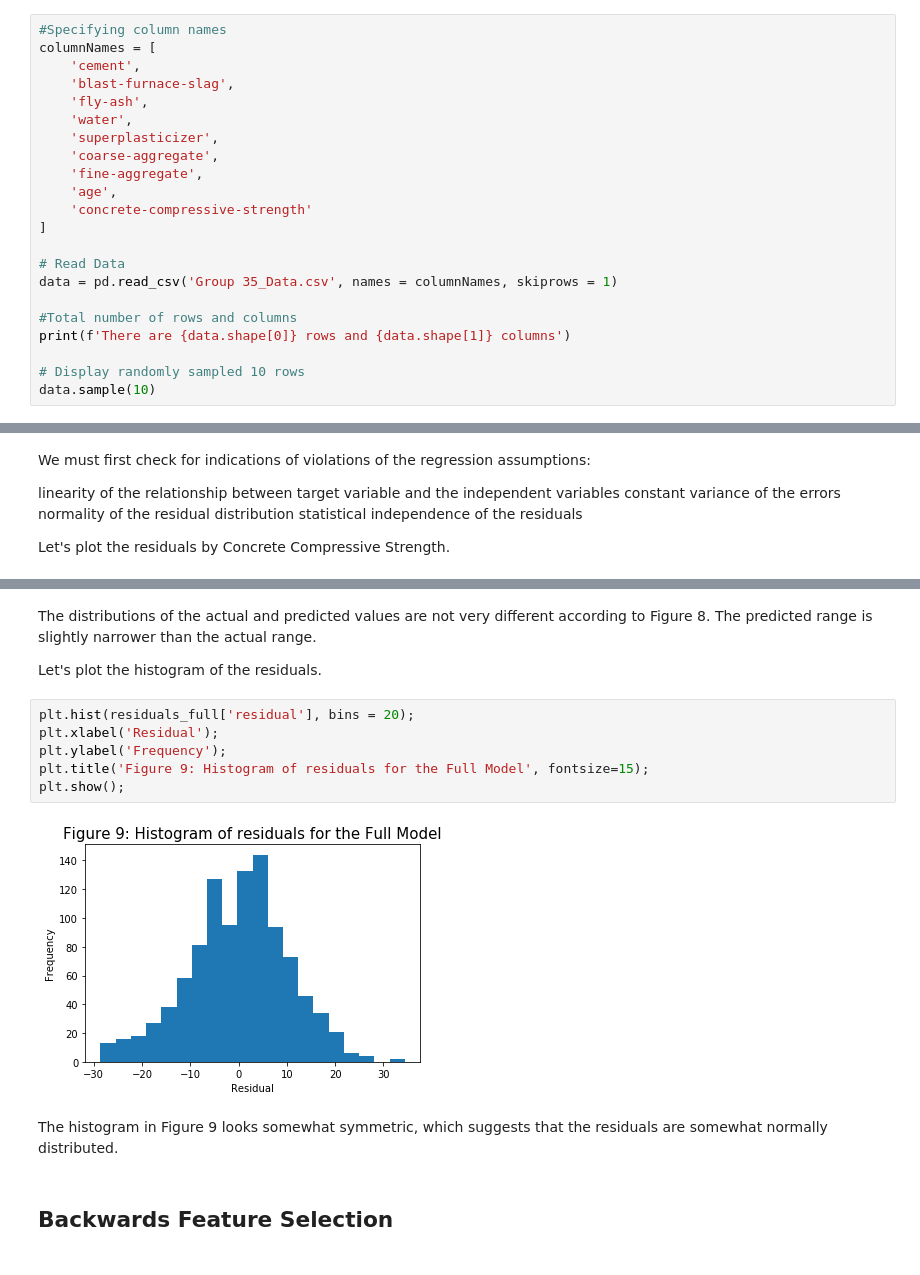
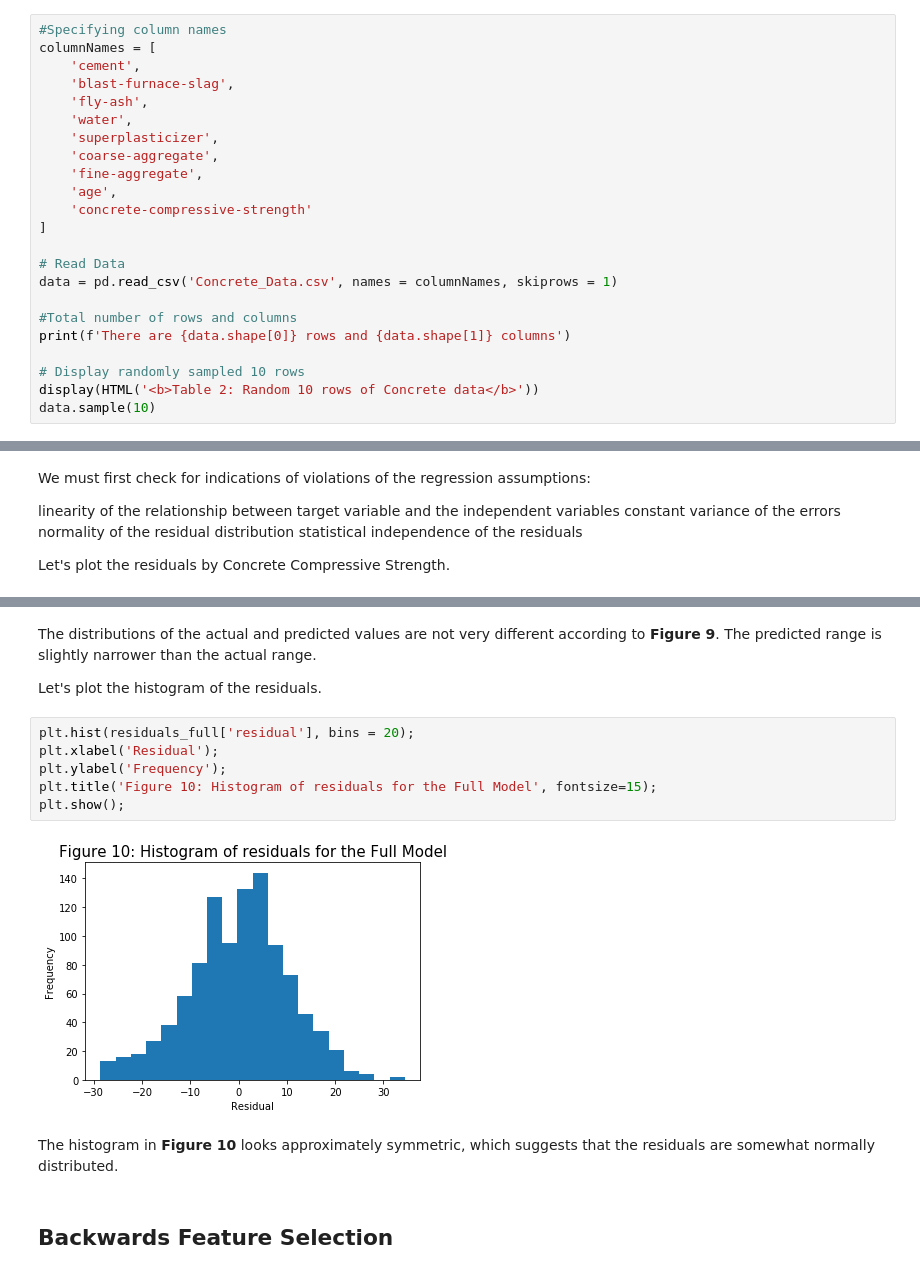
Before and after one commit to kimt12531/Regression-Study-Concrete, a Jupyter notebook: Concrete_Regression_Study.ipynb, the cells around one changed output, grey strips where cells are left out. Saved outputs shown, nothing was run; the diff lists cells and outputs as text.

```diff
--- a/Concrete_Regression_Study.ipynb
+++ b/Concrete_Regression_Study.ipynb
@@ -68,12 +76,13 @@ columnNames = [
 ]
 
 # Read Data
-data = pd.read_csv('Group 35_Data.csv', names = columnNames, skiprows = 1)
+data = pd.read_csv('Concrete_Data.csv', names = columnNames, skiprows = 1)
 
 #Total number of rows and columns
 print(f'There are {data.shape[0]} rows and {data.shape[1]} columns')
 
 # Display randomly sampled 10 rows
+display(HTML('<b>Table 2: Random 10 rows of Concrete data</b>'))
 data.sample(10)
 # %% [output]
 There are 1030 rows and 9 columns
@@ -480,19 +482,19 @@ plt.show();
 # %% [output]
 [figure]
 # %% [markdown]
-The distributions of the actual and predicted values are not very different according to Figure 8. The predicted range is slightly narrower than the actual range.
+The distributions of the actual and predicted values are not very different according to **Figure 9**. The predicted range is slightly narrower than the actual range.
 
 Let's plot the histogram of the residuals.
 # %%
 plt.hist(residuals_full['residual'], bins = 20);
 plt.xlabel('Residual');
 plt.ylabel('Frequency');
-plt.title('Figure 9: Histogram of residuals for the Full Model', fontsize=15);
+plt.title('Figure 10: Histogram of residuals for the Full Model', fontsize=15);
 plt.show();
 # %% [output]
-[figure, old version]
+[figure, new version]
 # %% [markdown]
-The histogram in Figure 9 looks somewhat symmetric, which suggests that the residuals are somewhat normally distributed.
+The histogram in **Figure 10** looks approximately symmetric, which suggests that the residuals are somewhat normally distributed.
 # %% [markdown]
 ## Backwards Feature Selection
 # %% [markdown]
```
Also changed, not shown: parts of 42 cells of this notebook, 1 other file.
